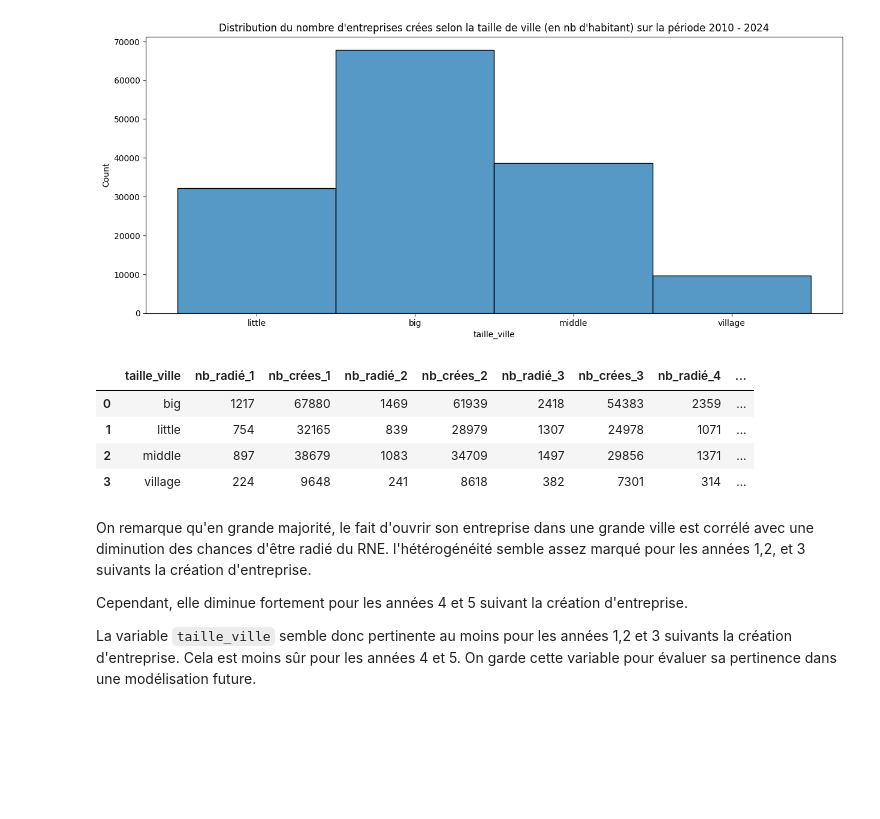
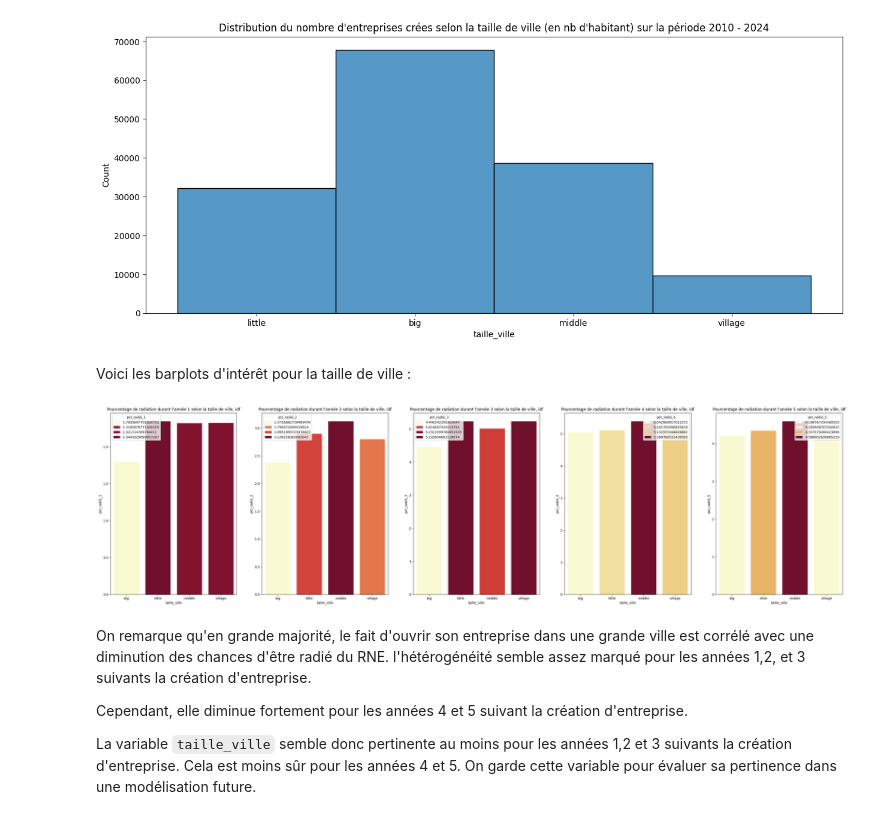
Before and after one commit to guillaume77176/JeMeLance, a Jupyter notebook: notebooks/Analyse_RNE.ipynb, the cells around one changed output. Drawn from its saved outputs; the diff is of its cells as text; code cells hidden in the pictures; blank space fills up the shorter version.

```diff
--- a/notebooks/Analyse_RNE.ipynb
+++ b/notebooks/Analyse_RNE.ipynb
@@ -395,12 +417,3 @@ Les 4ème et 5ème années suivant la création d'entreprise sont équivalentes.
 Il y a donc visiblement une réelle hétérogénéité selon les départements. Il faudra donc évalué la pertinence de la variable "cp" dans une future modélisation.
 
 On notera qu'il est plus rare de se faire radié du RNE lors la première année suivant la création, dans tous les cas, et que le nombre d'entreprises radiées semble augmenter avec $i$, l'année suivant la création d'entreprise.
-# %%
-#Barplot pour visualisation des résultats par département
-fig, ax = plt.subplots(5,1,figsize=(35,30))
-
-for i in range(len(rad_dep)):
-    var_name = f"pct_radié_{i+1}"
-    title = f"Pourcentage d'entreprise radiées au cours de l'année {i+1} par departement en % par département, IDF"
-    sns.barplot(x = var_name, y= "cp", hue = var_name, data=df_plot_dep, palette="coolwarm", ax = ax[i])
-    ax[i].set_title(title)
@@ -439,35 +450,3 @@ plt.title("Distribution du nombre d'entreprises crées selon la taille de ville
 plt.show()
 # %% [output]
 [figure]
-# %%
-var_cible = ["radié1","radié2","radié3","radié4","radié5"]
-
-#Listes de stockage
-nb_rad = list()
-nb_crees = list()
-
-for i in range(len(dfs)):
-
-    rad_name = var_cible[i]
-    new_var1 = f"nb_radié_{i+1}"
-    new_var2 = f"nb_crées_{i+1}"
-
-    #Récupération du nombre d'entreprise radiée au cours de la i eme année après la création par taille de ville
-    rad_it = dfs[i].loc[df1[rad_name] == 1].groupby("taille_ville").size().reset_index(name=new_var1)
-
-    #Récupération du nombre total d'entreprise crées par taille de ville sur la période 2010/2024-(i-1)
-    nb_it = dfs[i].groupby("taille_ville").size().reset_index(name=new_var2)
-
-    nb_rad.append(rad_it)
-    nb_crees.append(nb_it)
-# %%
-#Récupération sous forme de data frame pour graphique
-
-#Initialisation
-df_plot_hab = nb_rad[0].merge(nb_crees[0], on = "taille_ville", how="left")
-
-for i in range(1,len(nb_rad)):
-    rad_it = nb_rad[i]
-    nb_it = nb_crees[i]
-    df_plot_hab_it = rad_it.merge(nb_it, on = "taille_ville", how="left")
-    df_plot_hab = df_plot_hab.merge(df_plot_hab_it, on = "taille_ville", how="left")
@@ -482,11 +453,11 @@ for i in range(len(nb_rad)):
-# %%
-df_plot_hab
-# %% [output]
-|  | taille_ville | nb_radié_1 | nb_crées_1 | nb_radié_2 | nb_crées_2 | nb_radié_3 | nb_crées_3 | nb_radié_4 | ... |
-| 0 | big | 1217 | 67880 | 1469 | 61939 | 2418 | 54383 | 2359 | ... |
-| 1 | little | 754 | 32165 | 839 | 28979 | 1307 | 24978 | 1071 | ... |
-| 2 | middle | 897 | 38679 | 1083 | 34709 | 1497 | 29856 | 1371 | ... |
-| 3 | village | 224 | 9648 | 241 | 8618 | 382 | 7301 | 314 | ... |
+# %% [markdown]
+Voici les barplots d'intérêt pour la taille de ville :
+# %%
+title = [f"Pourcentage de radiation durant l'année {i+1} selon la taille de ville, idf" for i in range(5)]
+figsize = (40,10)
+barplot_cat("taille_ville",dfs,figsize,title)
+# %% [output]
+[figure, added]
 # %% [markdown]
 On remarque qu'en grande majorité, le fait d'ouvrir son entreprise dans une grande ville est corrélé avec une diminution des chances d'être radié du RNE. l'hétérogénéité semble assez marqué pour les années 1,2, et 3 suivants la création d'entreprise.
 
```
Also changed, not shown: parts of 33 cells of this notebook.
